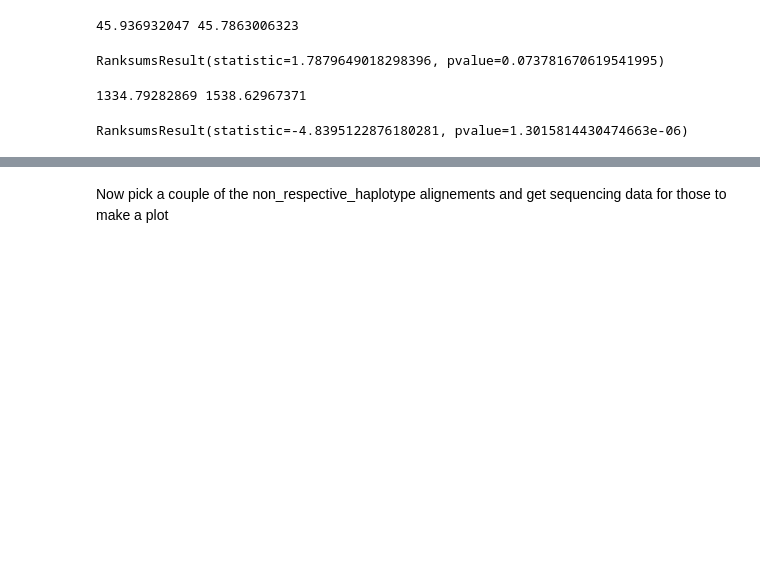
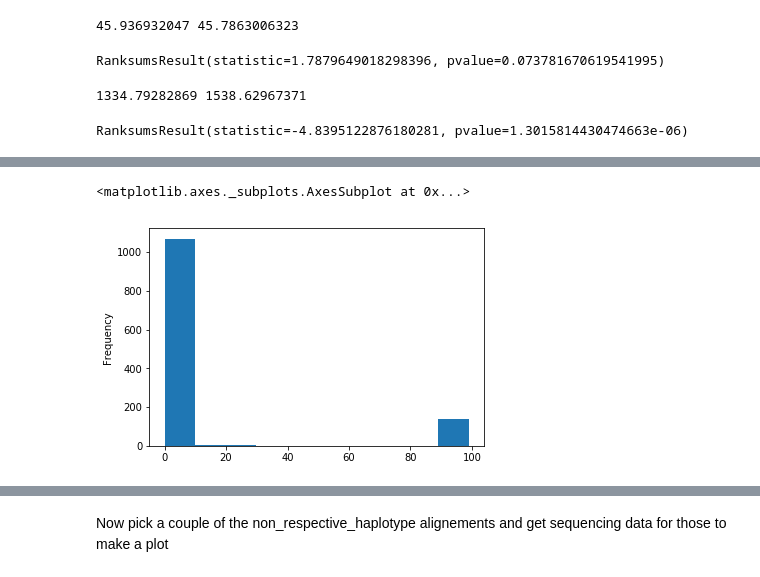
Before and after one commit to BenjaminSchwessinger/Pst_104E_analysis, a Jupyter notebook: Pst_104E_v12_post_allele_analysis_v02.ipynb, the cells around one changed output, grey strips where cells are left out. Saved outputs shown, nothing was run; the diff lists cells and outputs as text; code cells hidden in the pictures; blank space fills up the shorter version.

```diff
--- a/Pst_104E_v12_post_allele_analysis_v02.ipynb
+++ b/Pst_104E_v12_post_allele_analysis_v02.ipynb
@@ -492,0 +819,20 @@ with open(shg_fn, 'w') as fh:
+# %%
+#quickly check for expression
+expression = []
+for x  in shg_db_nohits:
+    p_counttable = '/home/benjamin/genome_assembly/PST79/FALCON/p_assemblies/v9_1/Pst_104E_v12/expression_analysis/TSRM/Pst_104E_v12_p_ctg/stringtie/Pst_104E_v12_p_ctg.in_house_IDParent.STAR.featureCounts.txt'
+    h_counttable = '/home/benjamin/genome_assembly/PST79/FALCON/p_assemblies/v9_1/Pst_104E_v12/expression_analysis/TSRM/Pst_104E_v12_h_ctg/stringtie/Pst_104E_v12_h_ctg.in_house.STAR.featureCounts.txt'
+    gene_name = x #.replace("model", "TU")
+    if 'pcontig' in x:
+        hit = !grep -w '{gene_name}' {p_counttable}
+        expression.append(hit)
+    if 'hcontig' in x:
+        hit = !grep -w '{gene_name}' {h_counttable}
+        expression.append(hit)
+# %%
+#make an expression dict were the read counts are a list with each position representig count
+#mapped reads under one condition
+shg_db_nohits_exp_dict = {}
+for x in expression:
+    gene = x[0].split('\t')[0]
+    shg_db_nohits_exp_dict[gene] = x[0].split('\t')[-18:]
@@ -492,0 +977,5 @@ with open(shg_fn, 'w') as fh:
+# %%
+allele_df[allele_df.p_gene.isin(p_gene_dict['EFFECTORS'])]['dN/dS'].plot(kind='hist')
+# %% [output]
+<matplotlib.axes._subplots.AxesSubplot at 0x...>
+[figure, added]
```
Also changed, not shown: parts of 88 cells of this notebook, 8 other files.
